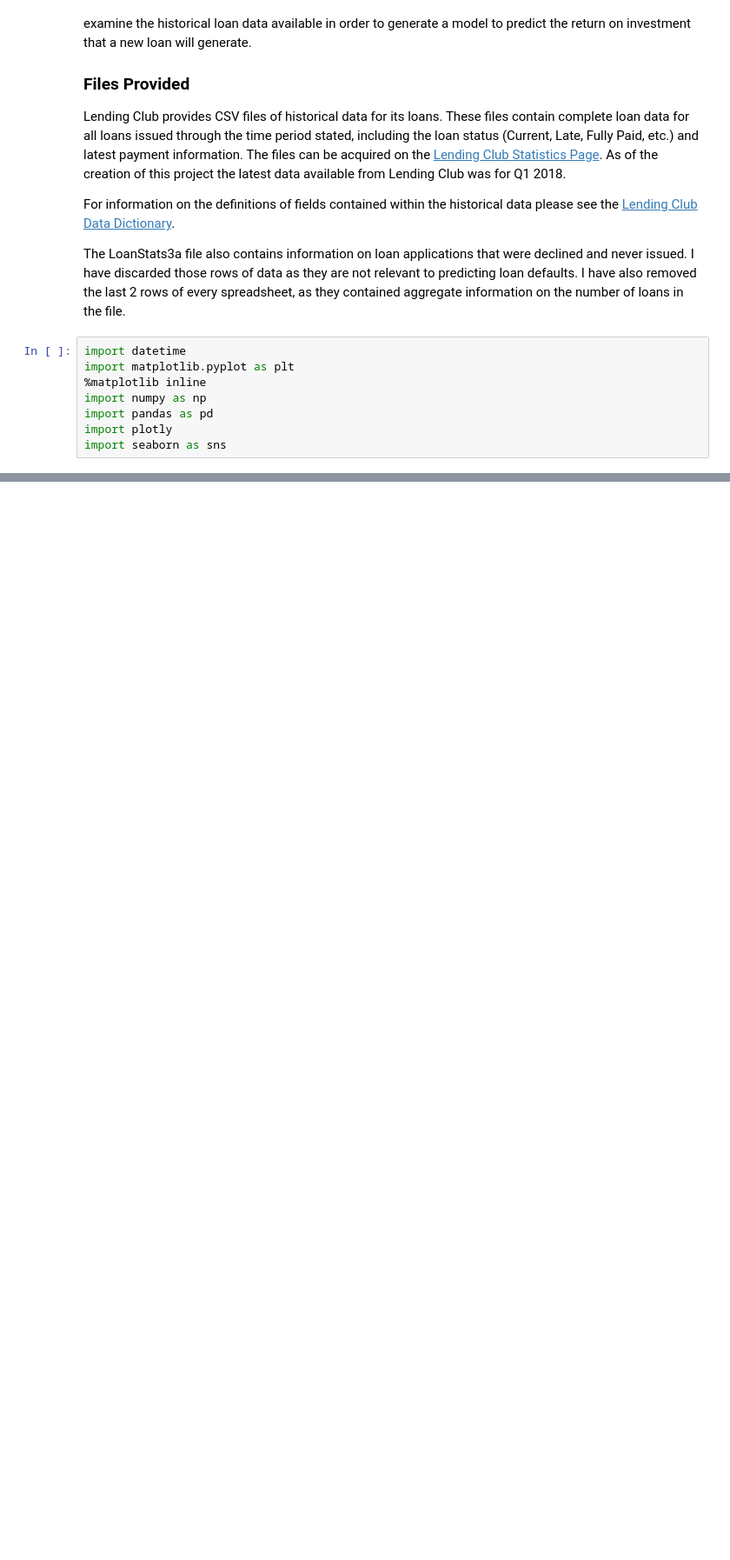
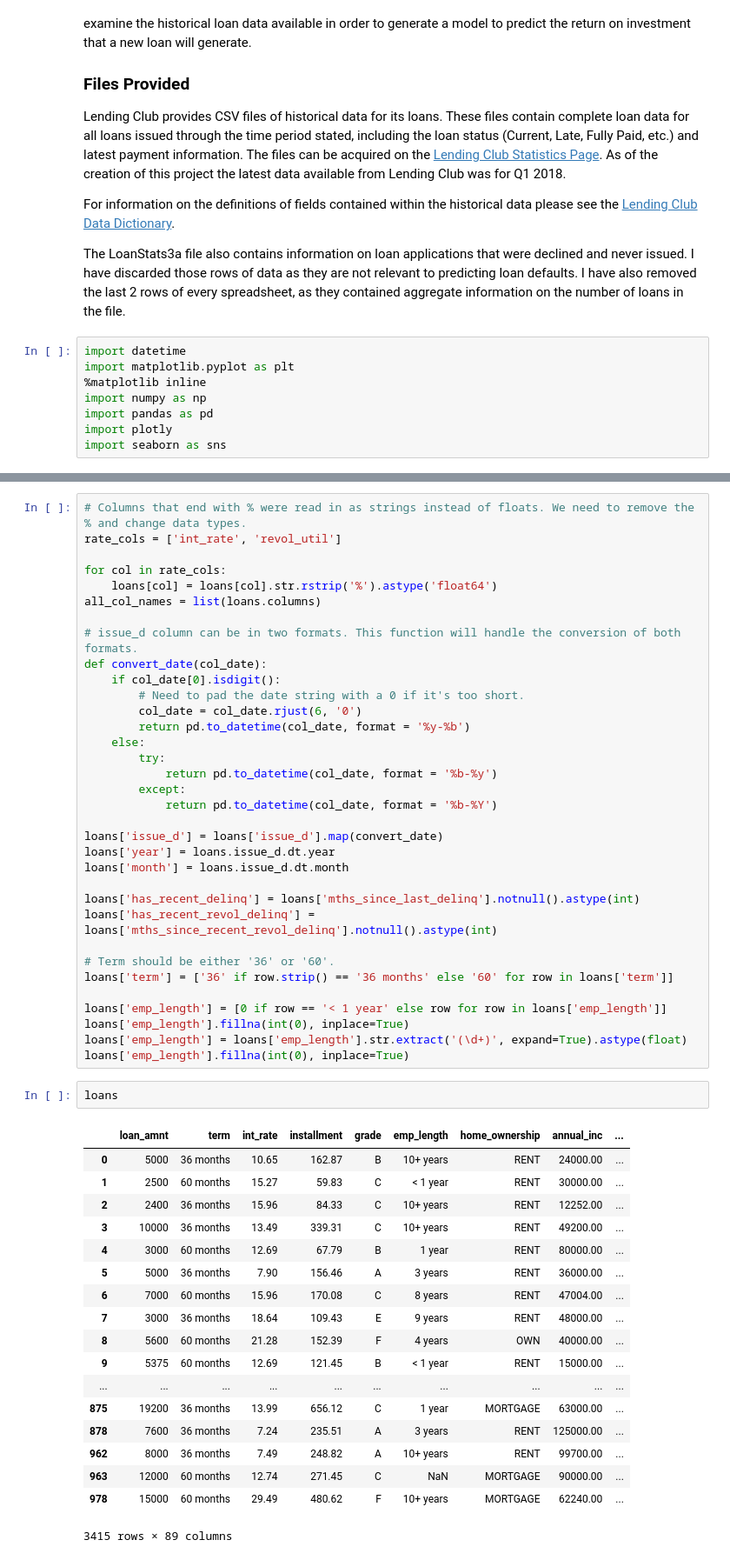
Before and after one commit to Booleans/consumer-loan-investment-strategy-simulator, a Jupyter notebook: loan-analysis.ipynb, the cells around one changed output, grey strips where cells are left out. Shown: that part at 87% size. Saved outputs shown, nothing was run; the diff lists cells and outputs as text; blank space fills up the shorter version.

```diff
--- a/loan-analysis.ipynb
+++ b/loan-analysis.ipynb
@@ -54,0 +104,55 @@ We only want loans that have either been fully paid or charged off. We cannot ca
+# %%
+# Columns that end with % were read in as strings instead of floats. We need to remove the % and change data types.
+rate_cols = ['int_rate', 'revol_util']
+
+for col in rate_cols:
+    loans[col] = loans[col].str.rstrip('%').astype('float64')
+all_col_names = list(loans.columns)
+
+# issue_d column can be in two formats. This function will handle the conversion of both formats.
+def convert_date(col_date):
+    if col_date[0].isdigit():
+        # Need to pad the date string with a 0 if it's too short.
+        col_date = col_date.rjust(6, '0')
+        return pd.to_datetime(col_date, format = '%y-%b')
+    else:
+        try:
+            return pd.to_datetime(col_date, format = '%b-%y')
+        except:
+            return pd.to_datetime(col_date, format = '%b-%Y')
+
+loans['issue_d'] = loans['issue_d'].map(convert_date)
+loans['year'] = loans.issue_d.dt.year
+loans['month'] = loans.issue_d.dt.month
+
+loans['has_recent_delinq'] = loans['mths_since_last_delinq'].notnull().astype(int)
+loans['has_recent_revol_delinq'] = loans['mths_since_recent_revol_delinq'].notnull().astype(int)
+
+# Term should be either '36' or '60'.
+loans['term'] = ['36' if row.strip() == '36 months' else '60' for row in loans['term']]
+
+loans['emp_length'] = [0 if row == '< 1 year' else row for row in loans['emp_length']]
+loans['emp_length'].fillna(int(0), inplace=True)
+loans['emp_length'] = loans['emp_length'].str.extract('(\d+)', expand=True).astype(float)
+loans['emp_length'].fillna(int(0), inplace=True)
+# %%
+loans
+# %% [output]
+|  | loan_amnt | term | int_rate | installment | grade | emp_length | home_ownership | annual_inc | ... |
+| 0 | 5000 | 36 months | 10.65 | 162.87 | B | 10+ years | RENT | 24000.00 | ... |
+| 1 | 2500 | 60 months | 15.27 | 59.83 | C | < 1 year | RENT | 30000.00 | ... |
+| 2 | 2400 | 36 months | 15.96 | 84.33 | C | 10+ years | RENT | 12252.00 | ... |
+| 3 | 10000 | 36 months | 13.49 | 339.31 | C | 10+ years | RENT | 49200.00 | ... |
+| 4 | 3000 | 60 months | 12.69 | 67.79 | B | 1 year | RENT | 80000.00 | ... |
+| 5 | 5000 | 36 months | 7.90 | 156.46 | A | 3 years | RENT | 36000.00 | ... |
+| 6 | 7000 | 60 months | 15.96 | 170.08 | C | 8 years | RENT | 47004.00 | ... |
+| 7 | 3000 | 36 months | 18.64 | 109.43 | E | 9 years | RENT | 48000.00 | ... |
+| 8 | 5600 | 60 months | 21.28 | 152.39 | F | 4 years | OWN | 40000.00 | ... |
+| 9 | 5375 | 60 months | 12.69 | 121.45 | B | < 1 year | RENT | 15000.00 | ... |
+| ... | ... | ... | ... | ... | ... | ... | ... | ... | ... |
+| 875 | 19200 | 36 months | 13.99 | 656.12 | C | 1 year | MORTGAGE | 63000.00 | ... |
+| 878 | 7600 | 36 months | 7.24 | 235.51 | A | 3 years | RENT | 125000.00 | ... |
+| 962 | 8000 | 36 months | 7.49 | 248.82 | A | 10+ years | RENT | 99700.00 | ... |
+| 963 | 12000 | 60 months | 12.74 | 271.45 | C | NaN | MORTGAGE | 90000.00 | ... |
+| 978 | 15000 | 60 months | 29.49 | 480.62 | F | 10+ years | MORTGAGE | 62240.00 | ... |
+3415 rows × 89 columns
```
Also changed, not shown: parts of 4 cells of this notebook.
